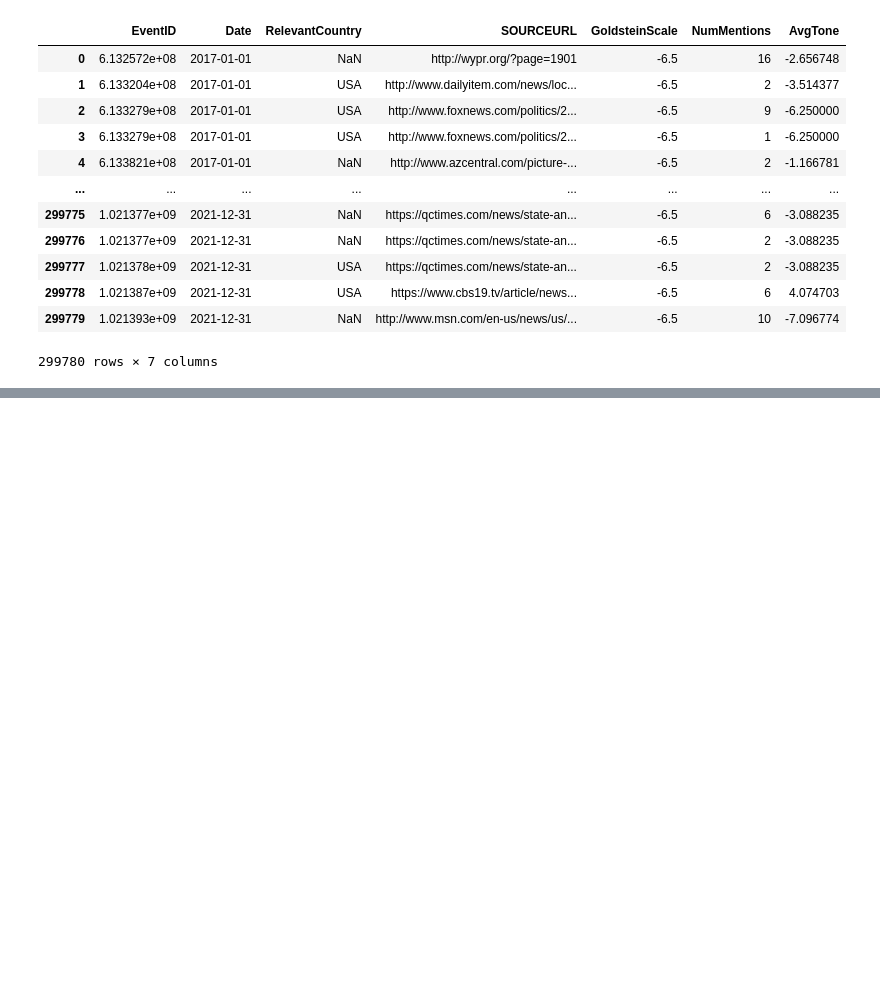
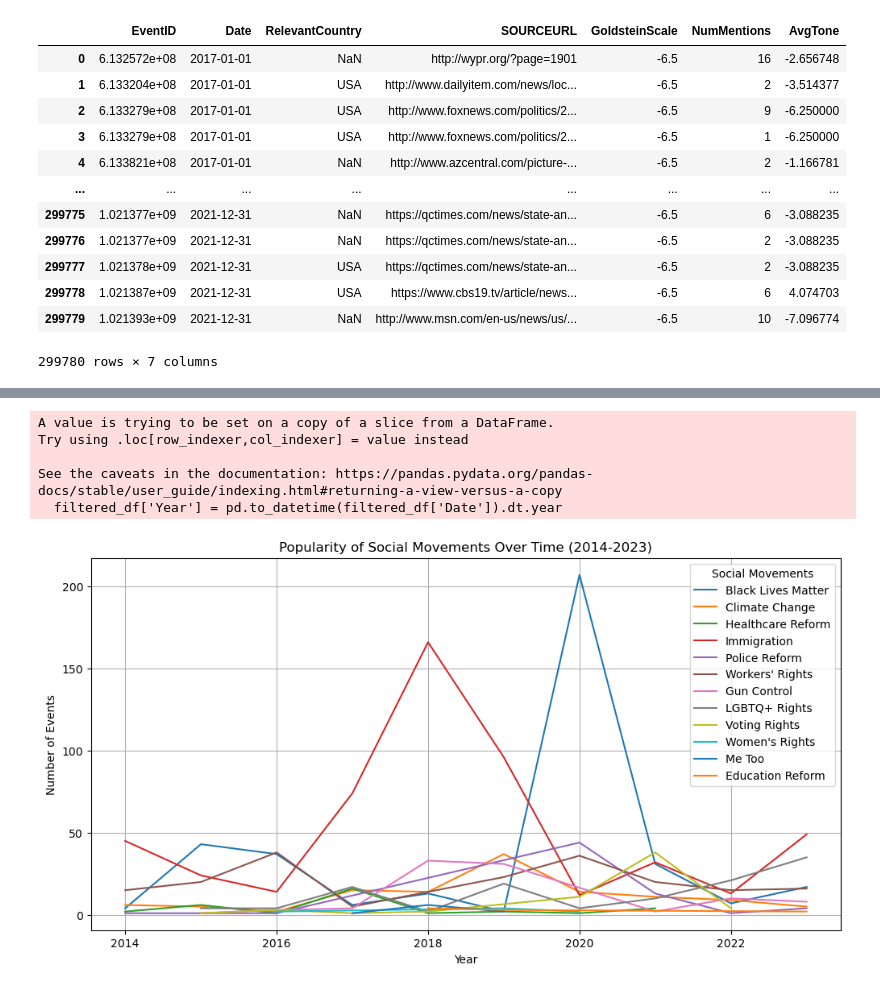
Before and after one commit to lse-ds105/ds105a-2024-project-data_dazzlers, a Jupyter notebook: code_amelia/NB02_data_processing.ipynb, the cells around one changed output, grey strips where cells are left out. Saved outputs shown, nothing was run; the diff lists cells and outputs as text; code cells hidden in the pictures; blank space fills up the shorter version.

Commit message:
processing using SQLite and some testing of the data

```diff
--- a/code_amelia/NB02_data_processing.ipynb
+++ b/code_amelia/NB02_data_processing.ipynb
@@ -57,0 +87,72 @@ protest_data.to_csv('../data_amelia/processed/all_protest_data.csv', index=False
+# %%
+import pandas as pd
+import re
+import matplotlib.pyplot as plt
+
+# Load the data
+data_filepath = '../data_amelia/processed/all_protest_data.csv'
+df = pd.read_csv(data_filepath)
+
+# Predefined keywords for social movements
+keywords = {
+    'Black Lives Matter': ['blm', 'black-lives-matter'],
+    'Me Too': ['me-too', 'metoo', 'me-too-movement'],
+    'Climate Change': ['climate-change', 'global-warming'],
+    'LGBTQ+ Rights': ['lgbtq', 'pride', 'gay-rights'],
+    'Gun Control': ['gun-control', 'gun-violence', 'nra'],
+    'Immigration': ['immigration', 'border', 'migrant', 'refugee'],
+    'Women\'s Rights': ['women-rights', 'gender-equality', 'feminism'],
+    'Native American Rights': ['native-american-rights', 'indigenous-rights', 'tribal-sovereignty'],
+    'Healthcare Reform': ['healthcare-reform', 'obamacare', 'medicare-for-all'],
+    'Workers\' Rights': ['labor-rights', 'union', 'workers-strike', 'minimum-wage'],
+    'Education Reform': ['education-reform', 'student-loans', 'teacher-strike'],
+    'Voting Rights': ['voting-rights', 'voter-suppression', 'election-reform'],
+    'Police Reform': ['police-reform', 'defund-police', 'police-accountability']
+}
+
+# Function to assign themes based on SOURCEURL
+def assign_theme(url):
+    if pd.isna(url):
+        return 'Other'
+    for theme, words in keywords.items():
+        if any(re.search(r'\b' + re.escape(word) + r'\b', url.lower()) for word in words):
+            return theme
+    return 'Other'
+
+# Add a Theme column
+df['Theme'] = df['SOURCEURL'].apply(assign_theme)
+
+# Filter data for the USA and relevant themes
+filtered_df = df[(df['RelevantCountry'] == 'USA') & (df['Theme'] != 'Other')]
+
+# Aggregate data by theme and year
+filtered_df['Year'] = pd.to_datetime(filtered_df['Date']).dt.year
+theme_trends = filtered_df.groupby(['Year', 'Theme']).agg(
+    TotalMentions=('NumMentions', 'sum'),
+    AvgTone=('AvgTone', 'mean'),
+    EventCount=('EventID', 'count')
+).reset_index()
+
+# Save the aggregated data for further use
+#output_filepath = '../data_amelia/theme_trends_2014_2023.csv'
+#theme_trends.to_csv(output_filepath, index=False)
+
+# Plot popularity trends
+plt.figure(figsize=(12, 6))
+for theme in theme_trends['Theme'].unique():
+    theme_data = theme_trends[theme_trends['Theme'] == theme]
+    plt.plot(theme_data['Year'], theme_data['EventCount'], label=theme)
+
+plt.title('Popularity of Social Movements Over Time (2014-2023)')
+plt.xlabel('Year')
+plt.ylabel('Number of Events')
+plt.legend(title='Social Movements')
+plt.grid(True)
+plt.show()
+# %% [output]
+A value is trying to be set on a copy of a slice from a DataFrame.
+Try using .loc[row_indexer,col_indexer] = value instead
+
+See the caveats in the documentation: https://pandas.pydata.org/pandas-docs/stable/user_guide/indexing.html#returning-a-view-versus-a-copy
+  filtered_df['Year'] = pd.to_datetime(filtered_df['Date']).dt.year
+[figure, added]
```
Also changed, not shown: parts of 21 cells of this notebook.
